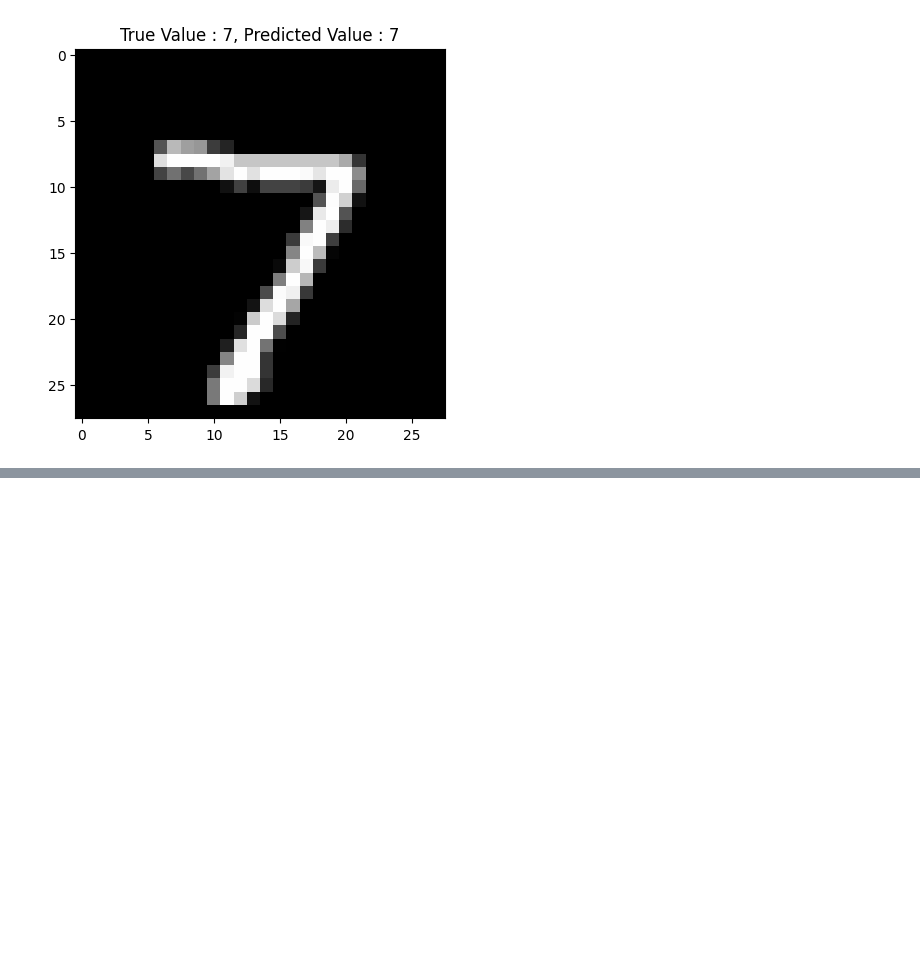
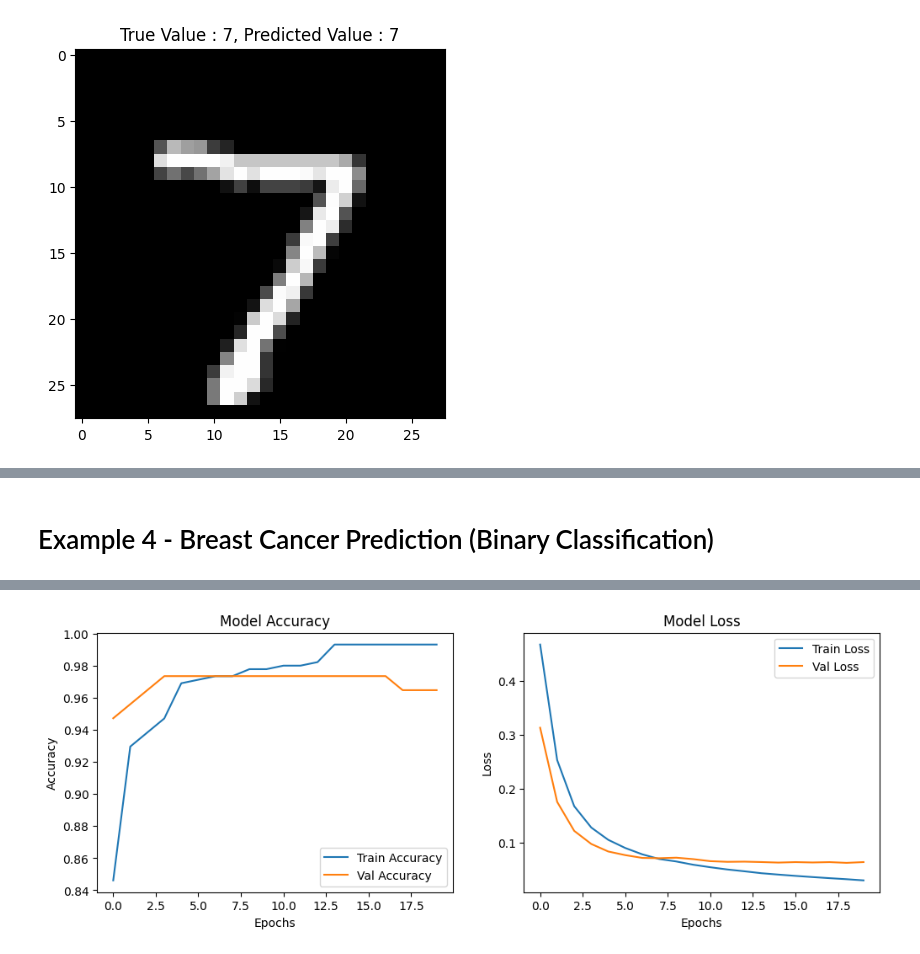
Before and after one commit to arvishcdoshi/AI-Models-Examples, a Jupyter notebook: Model_Examples.ipynb, the cells around one changed output, grey strips where cells are left out. Drawn from its saved outputs; the diff is of its cells as text; code cells hidden in the pictures; blank space fills up the shorter version.

Commit message:
Added more example models with embeddings, stratify example and dashboards for visualization.

```diff
--- a/Model_Examples.ipynb
+++ b/Model_Examples.ipynb
@@ -94,0 +398,66 @@ Test accuracy: 97.57%
+# %% [markdown]
+# Example 4 - Breast Cancer Prediction (Binary Classification)
+# %%
+# The Breast Cancer dataset from Scikit-Learn contains 569 samples with 30 numerical features extracted
+# from digitized images of breast mass tumors. The goal is to classify tumors as malignant (1) or benign (0)
+# based on these features. The dataset was originally curated from the Wisconsin Diagnostic Breast Cancer (WDBC)
+# dataset and is commonly used for binary classification tasks in machine learning.
+
+import numpy as np
+import matplotlib.pyplot as plt
+from sklearn.datasets import load_breast_cancer
+from sklearn.model_selection import train_test_split
+from sklearn.preprocessing import StandardScaler
+import tensorflow as tf
+from tensorflow.keras import layers, models
+
+# Load dataset
+data = load_breast_cancer()
+X, y = data.data, data.target  # Features and labels
+
+# Split into training and test sets
+X_train, X_test, y_train, y_test = train_test_split(X, y, test_size=0.2, random_state=42)
+
+# Normalize data
+scaler = StandardScaler()
+X_train = scaler.fit_transform(X_train)
+X_test = scaler.transform(X_test)
+
+# Build model
+model = models.Sequential([
+    layers.Dense(64, activation='relu', input_shape=(X_train.shape[1],)),
+    layers.Dense(32, activation='relu'),
+    layers.Dense(1, activation='sigmoid')  # Binary classification
+])
+
+# Compile model
+model.compile(optimizer='adam', loss='binary_crossentropy', metrics=['accuracy'])
+
+# Train model
+history = model.fit(X_train, y_train, epochs=20, batch_size=32, validation_data=(X_test, y_test))
+
+# Evaluate model
+test_loss, test_acc = model.evaluate(X_test, y_test)
+print(f'Test Accuracy: {test_acc * 100:.2f}%')
+
+# Plot accuracy and loss using Matplotlib
+plt.figure(figsize=(12, 4))
+
+plt.subplot(1, 2, 1)
+plt.plot(history.history['accuracy'], label='Train Accuracy')
+plt.plot(history.history['val_accuracy'], label='Val Accuracy')
+plt.xlabel('Epochs')
+plt.ylabel('Accuracy')
+plt.legend()
+plt.title('Model Accuracy')
+
+plt.subplot(1, 2, 2)
+plt.plot(history.history['loss'], label='Train Loss')
+plt.plot(history.history['val_loss'], label='Val Loss')
+plt.xlabel('Epochs')
+plt.ylabel('Loss')
+plt.legend()
+plt.title('Model Loss')
+
+plt.show()
+# %% [output]
@@ -94,0 +481 @@ Test accuracy: 97.57%
+[figure, added]
```
Also changed, not shown: parts of 11 cells of this notebook.
